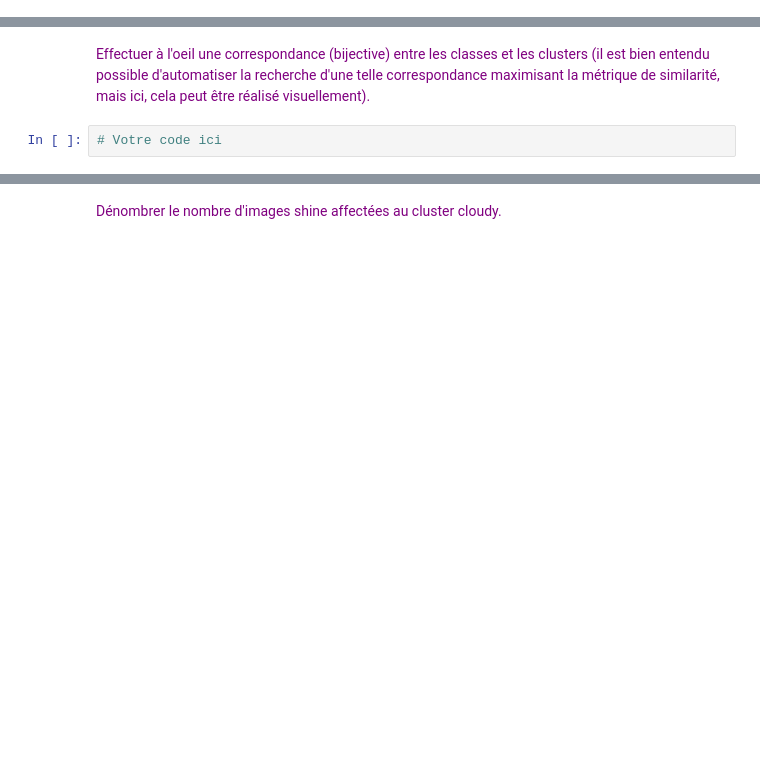
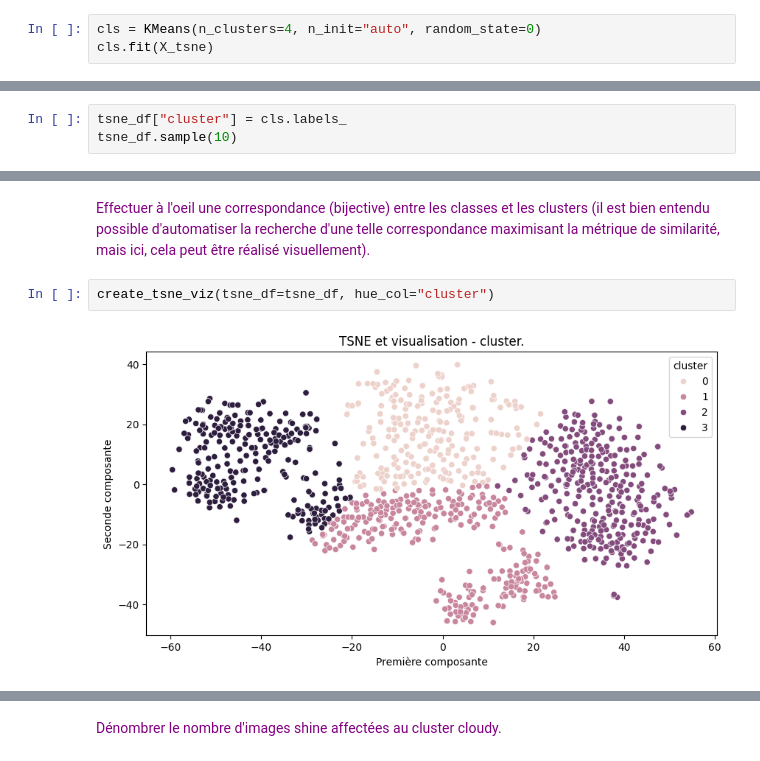
Before and after one commit to BEESPE/drn-phast, a Jupyter notebook: notebooks/live-coding/DRN-2_live-coding_cnn-weather-images.ipynb, the cells around one changed output, grey strips where cells are left out. Drawn from its saved outputs; the diff is of its cells as text; blank space fills up the shorter version.

```diff
--- a/notebooks/live-coding/DRN-2_live-coding_cnn-weather-images.ipynb
+++ b/notebooks/live-coding/DRN-2_live-coding_cnn-weather-images.ipynb
@@ -193,0 +299,3 @@ Nous faisons ici le choix de mettre en oeuvre l'algorithme K-means. <font color=
+# %%
+cls = KMeans(n_clusters=4, n_init="auto", random_state=0)
+cls.fit(X_tsne)
@@ -197,0 +306,3 @@ Nous faisons ici le choix de mettre en oeuvre l'algorithme K-means. <font color=
+# %%
+tsne_df["cluster"] = cls.labels_
+tsne_df.sample(10)
@@ -198,4 +321,6 @@ Nous faisons ici le choix de mettre en oeuvre l'algorithme K-means. <font color=
 # %% [markdown]
 <font color="purple">Effectuer à l'oeil une correspondance (bijective) entre les classes et les clusters (il est bien entendu possible d'automatiser la recherche d'une telle correspondance maximisant la métrique de similarité, mais ici, cela peut être réalisé visuellement).</font>
-# %%
-# Votre code ici
+# %%
+create_tsne_viz(tsne_df=tsne_df, hue_col="cluster")
+# %% [output]
+[figure, added]
```
Also changed, not shown: parts of 83 cells of this notebook, 5 other files.
